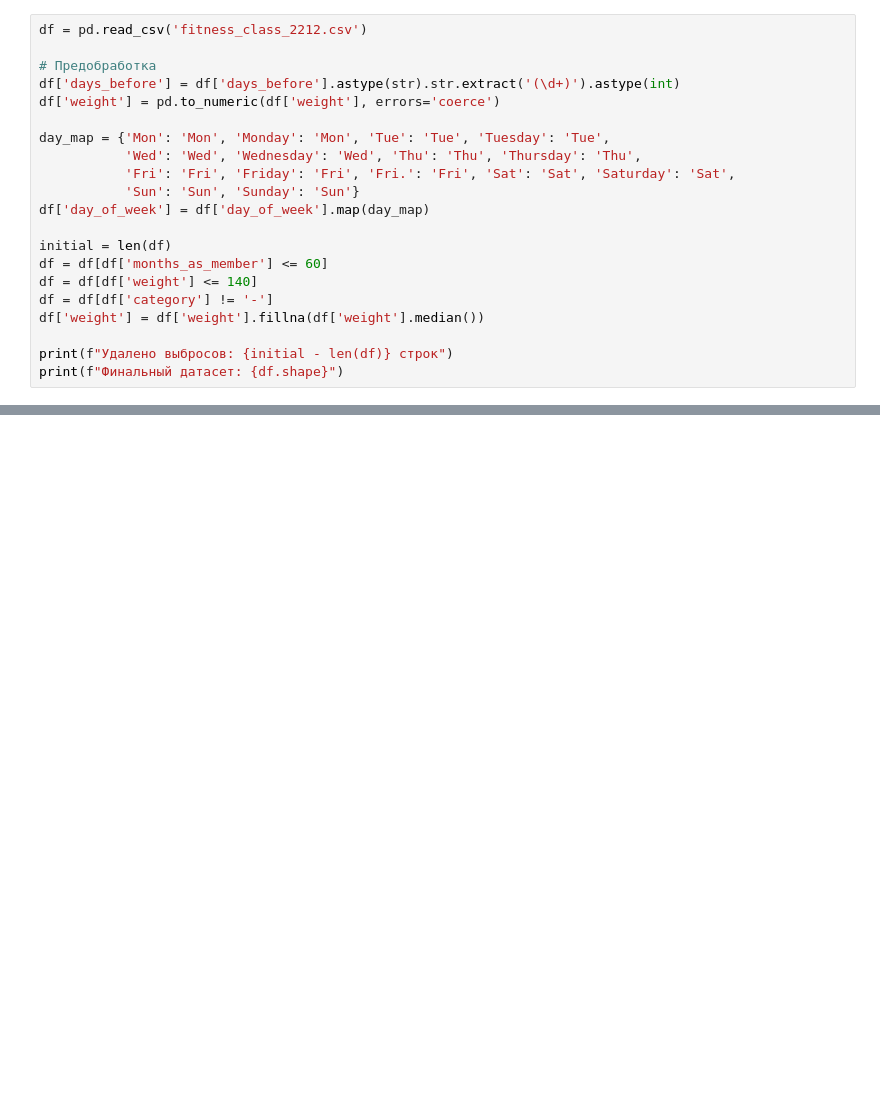
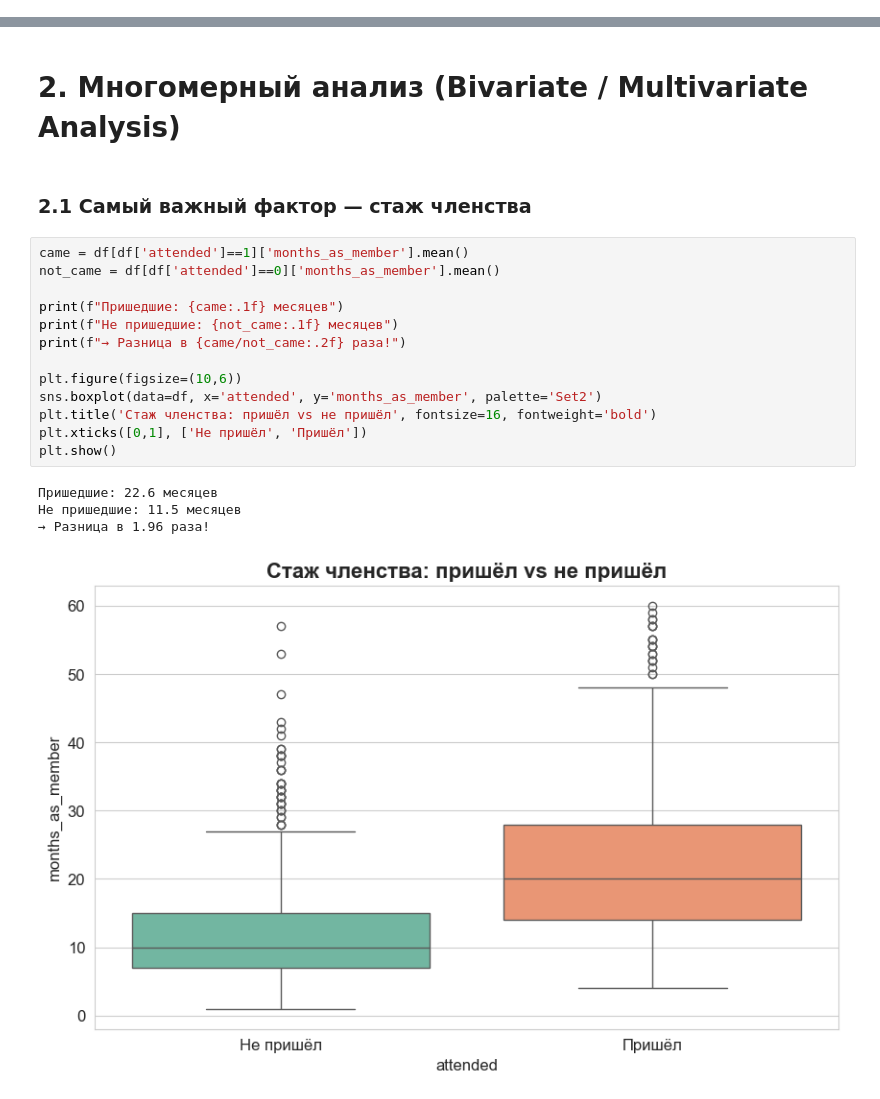
Before and after one commit to Burnt-Strudel/MyWork, a Jupyter notebook: w.ipynb, the cells around one changed output, grey strips where cells are left out. Cells and saved outputs as stored; diff of their text form; blank space fills up the shorter version.

```diff
--- a/w.ipynb
+++ b/w.ipynb
@@ -41,21 +0,0 @@ pd.set_option('display.float_format', '{:.2f}'.format)
-# %%
-df = pd.read_csv('fitness_class_2212.csv')
-
-# Предобработка
-df['days_before'] = df['days_before'].astype(str).str.extract('(\d+)').astype(int)
-df['weight'] = pd.to_numeric(df['weight'], errors='coerce')
-
-day_map = {'Mon': 'Mon', 'Monday': 'Mon', 'Tue': 'Tue', 'Tuesday': 'Tue',
-           'Wed': 'Wed', 'Wednesday': 'Wed', 'Thu': 'Thu', 'Thursday': 'Thu',
-           'Fri': 'Fri', 'Friday': 'Fri', 'Fri.': 'Fri', 'Sat': 'Sat', 'Saturday': 'Sat',
-           'Sun': 'Sun', 'Sunday': 'Sun'}
-df['day_of_week'] = df['day_of_week'].map(day_map)
-
-initial = len(df)
-df = df[df['months_as_member'] <= 60]
-df = df[df['weight'] <= 140]
-df = df[df['category'] != '-']
-df['weight'] = df['weight'].fillna(df['weight'].median())
-
-print(f"Удалено выбросов: {initial - len(df)} строк")
-print(f"Финальный датасет: {df.shape}")
@@ -181,0 +64,22 @@ shap.summary_plot(shap_values, X_test)
+# %% [markdown]
+# 2. Многомерный анализ (Bivariate / Multivariate Analysis)
+# %% [markdown]
+### 2.1 Самый важный фактор — стаж членства
+# %%
+came = df[df['attended']==1]['months_as_member'].mean()
+not_came = df[df['attended']==0]['months_as_member'].mean()
+
+print(f"Пришедшие: {came:.1f} месяцев")
+print(f"Не пришедшие: {not_came:.1f} месяцев")
+print(f"→ Разница в {came/not_came:.2f} раза!")
+
+plt.figure(figsize=(10,6))
+sns.boxplot(data=df, x='attended', y='months_as_member', palette='Set2')
+plt.title('Стаж членства: пришёл vs не пришёл', fontsize=16, fontweight='bold')
+plt.xticks([0,1], ['Не пришёл', 'Пришёл'])
+plt.show()
+# %% [output]
+Пришедшие: 22.6 месяцев
+Не пришедшие: 11.5 месяцев
+→ Разница в 1.96 раза!
+[figure, added]
```
Also changed, not shown: parts of 31 cells of this notebook.
